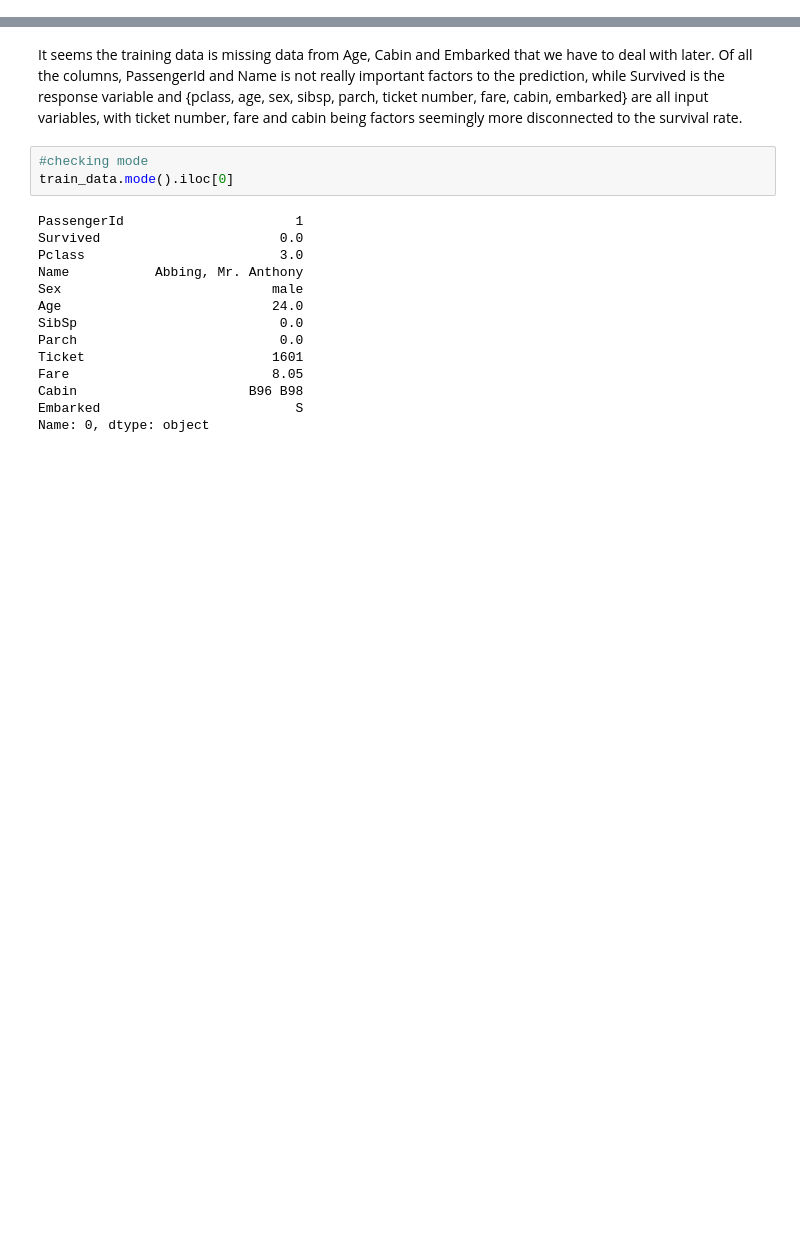
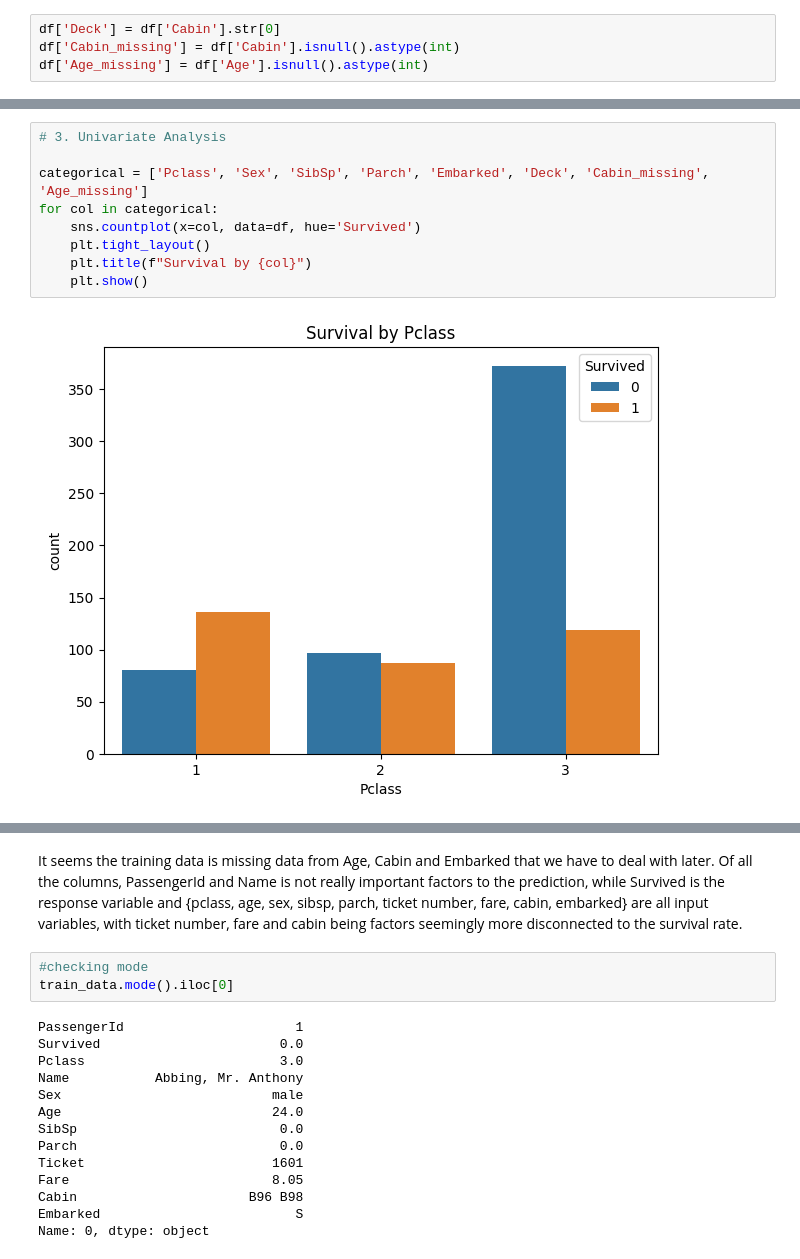
Before and after one commit to jaytai3336/Titanic-Kraggle-Competition, a Jupyter notebook: notebooks/1. EDA (Exploratory Data Analysis).ipynb, the cells around one changed output, grey strips where cells are left out. Cells and saved outputs as stored; diff of their text form; blank space fills up the shorter version.

```diff
--- a/notebooks/1. EDA (Exploratory Data Analysis).ipynb
+++ b/notebooks/1. EDA (Exploratory Data Analysis).ipynb
@@ -112,0 +146,4 @@ max      6.000000  512.329200
+# %%
+df['Deck'] = df['Cabin'].str[0]
+df['Cabin_missing'] = df['Cabin'].isnull().astype(int)
+df['Age_missing'] = df['Age'].isnull().astype(int)
@@ -112,0 +172,11 @@ max      6.000000  512.329200
+# %%
+# 3. Univariate Analysis
+
+categorical = ['Pclass', 'Sex', 'SibSp', 'Parch', 'Embarked', 'Deck', 'Cabin_missing', 'Age_missing']
+for col in categorical:
+    sns.countplot(x=col, data=df, hue='Survived')
+    plt.tight_layout()
+    plt.title(f"Survival by {col}")
+    plt.show()
+# %% [output]
+[figure, added]
```
Also changed, not shown: parts of 28 cells of this notebook, 9 other files.
